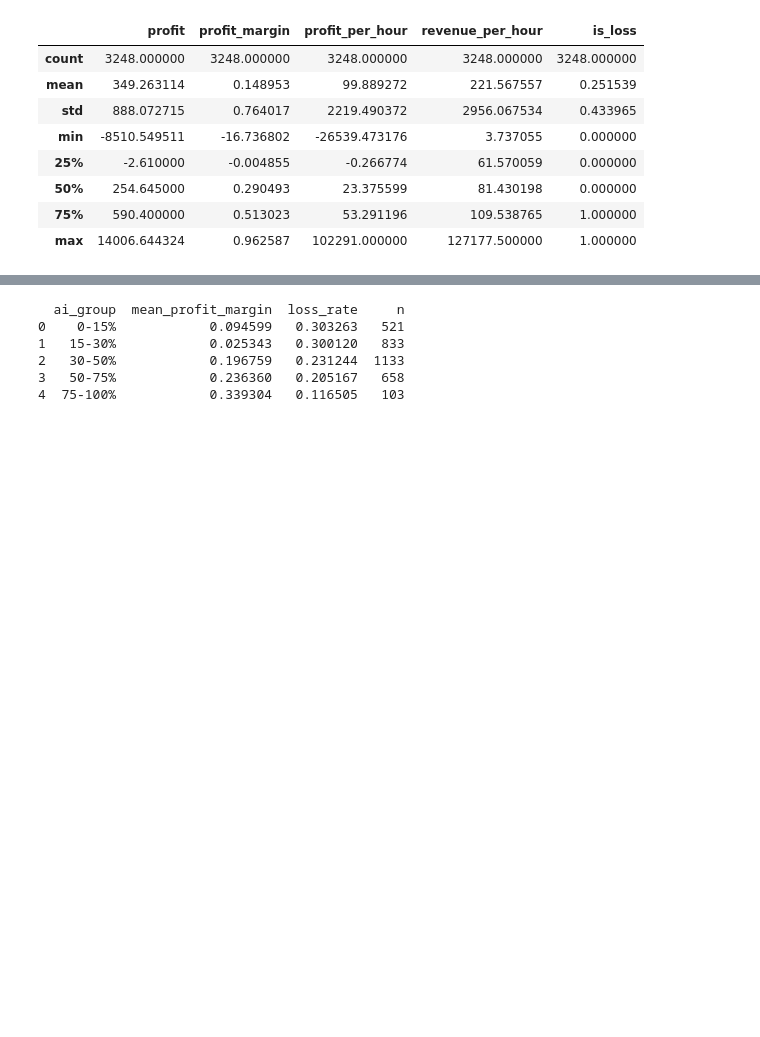
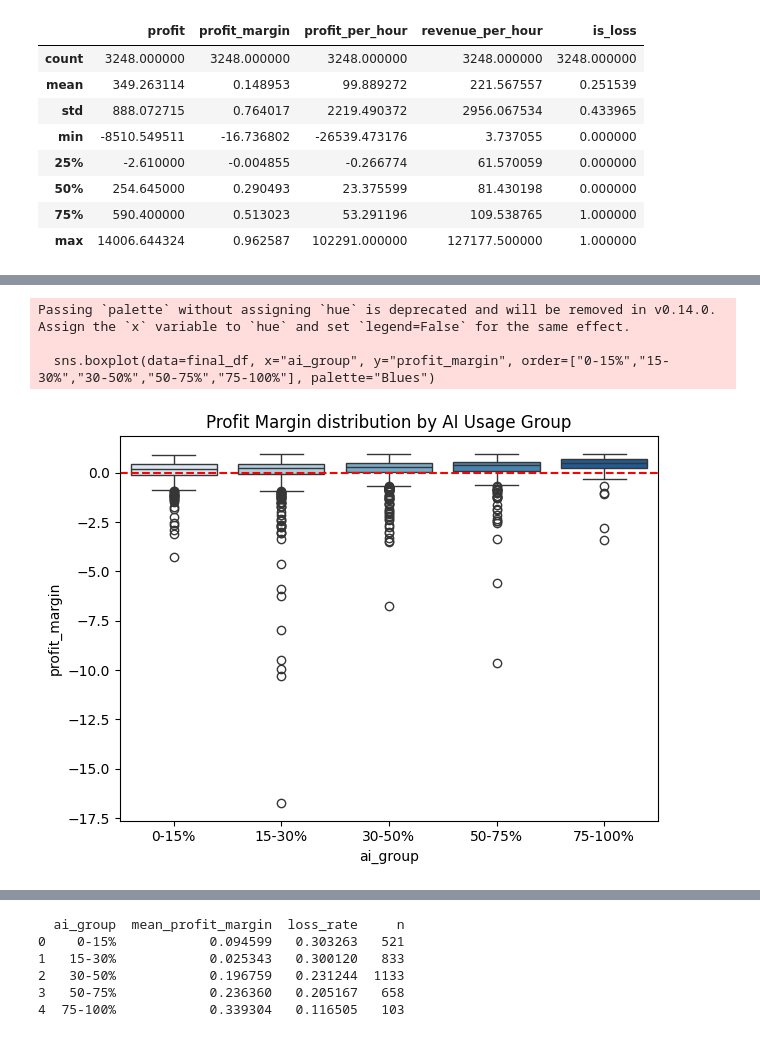
Before and after one commit to Cam-crt/FCM-Data-Alchemist, a Jupyter notebook: src/main_final.ipynb, the cells around one changed output, grey strips where cells are left out. Drawn from its saved outputs; the diff is of its cells as text; code cells hidden in the pictures; blank space fills up the shorter version.

```diff
--- a/src/main_final.ipynb
+++ b/src/main_final.ipynb
@@ -664,0 +739,12 @@ dtype: int64
+# %%
+# with this espression we assign zero if delivery_time is less or equal than sla_days (it's on time)
+# and 1 if delivery_time is greater than sla_days (it's late)
+final_df["sla_breach_check"] = (final_df["delivery_time"] > final_df["sla_days"]).astype(int)
+
+inconsistencies = (final_df["sla_breach"] != final_df["sla_breach_check"]).sum()
+total = len(final_df)
+
+print(f"Inconsistencies: {inconsistencies} on {total} ({inconsistencies/total*100:.1f}%)")
+print()
+print("Distribution:")
+print(final_df.groupby(["sla_breach", "sla_breach_check"]).size().reset_index(name="count"))
@@ -798,0 +934,12 @@ final_df[["profit", "profit_margin", "profit_per_hour", "revenue_per_hour", "is_
+# %%
+#Distribution of profit_margin for ai_group (boxplot)
+sns.boxplot(data=final_df, x="ai_group", y="profit_margin", order=["0-15%","15-30%","30-50%","50-75%","75-100%"], palette="Blues")
+plt.axhline(0, color="red", linestyle="--")
+plt.title("Profit Margin distribution by AI Usage Group")
+plt.tight_layout()
+plt.show()
+# %% [output]
+Passing `palette` without assigning `hue` is deprecated and will be removed in v0.14.0. Assign the `x` variable to `hue` and set `legend=False` for the same effect.
+
+  sns.boxplot(data=final_df, x="ai_group", y="profit_margin", order=["0-15%","15-30%","30-50%","50-75%","75-100%"], palette="Blues")
+[figure, added]
```
Also changed, not shown: parts of 78 cells of this notebook, 4 other files.
